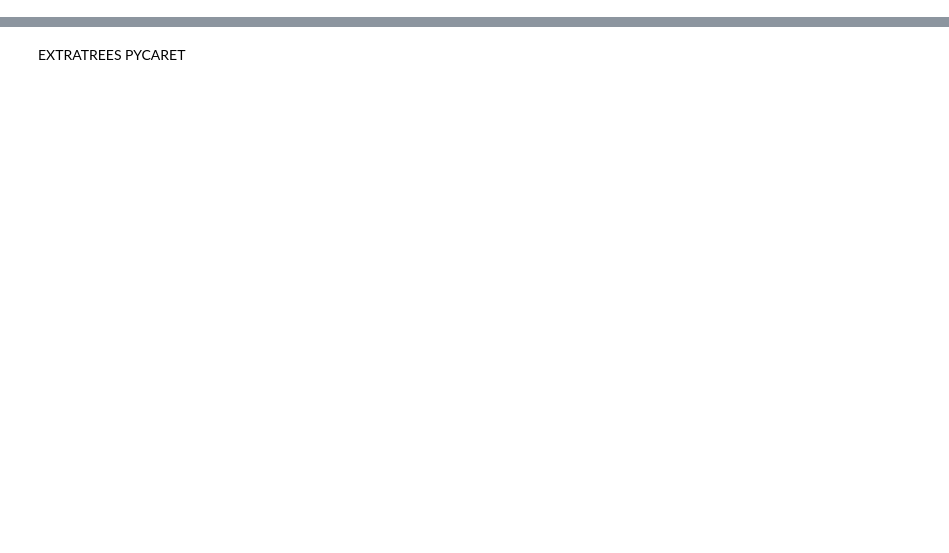
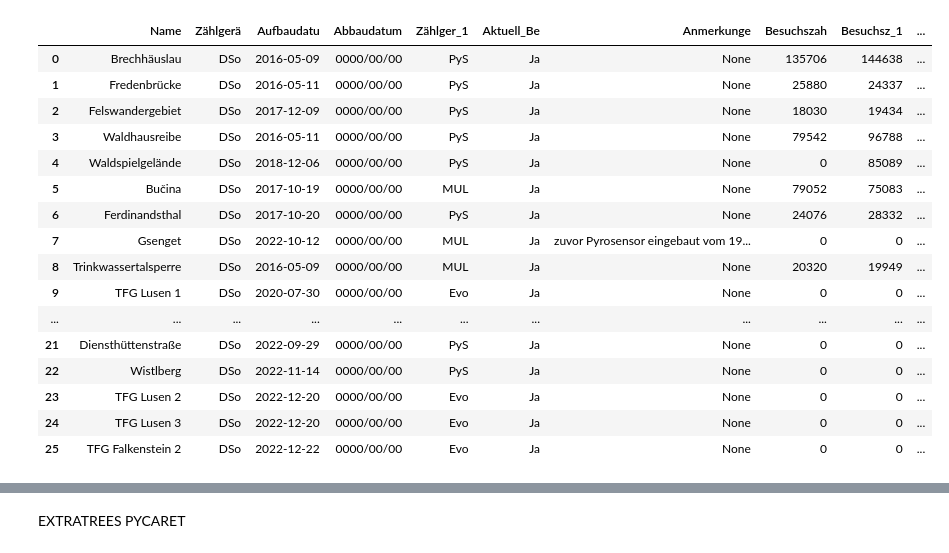
Before and after one commit to m-mango/bavarian-forest-visitor-monitoring-dssgx-24, a Jupyter notebook: long_format_data.ipynb, the cells around one changed output, grey strips where cells are left out. Saved outputs shown, nothing was run; the diff lists cells and outputs as text; code cells hidden in the pictures; blank space fills up the shorter version.

```diff
--- a/long_format_data.ipynb
+++ b/long_format_data.ipynb
@@ -204,0 +219,36 @@ df_long[['sensor', 'region']]
+# %%
+
+import boto3
+import geopandas as gpd
+import os
+from io import BytesIO
+
+# Define your S3 bucket and key
+bucket_name = 'dssgx-munich-2024-bavarian-forest'
+key_prefix = 'raw-data/geodata/visitor_counting_devices_with_regions/'
+
+# Set up the AWS S3 client
+s3 = boto3.client('s3')
+
+# List all files in the S3 folder
+response = s3.list_objects_v2(Bucket=bucket_name, Prefix=key_prefix)
+
+# Create a temporary directory to store the downloaded files
+temp_dir = '/tmp/geodata/'
+os.makedirs(temp_dir, exist_ok=True)
+
+# Download all files needed for the shapefile (.shp, .shx, .dbf, .prj, etc.)
+for file in response.get('Contents', []):
+    file_key = file['Key']
+    file_name = os.path.basename(file_key)
+    s3.download_file(bucket_name, file_key, os.path.join(temp_dir, file_name))
+
+# Find the main .shp file in the directory
+shapefile_path = [os.path.join(temp_dir, f) for f in os.listdir(temp_dir) if f.endswith('.shp')][0]
+
+# Load the shapefile into a GeoPandas DataFrame
+gdf = gpd.read_file(shapefile_path)
+
+# Display the first few rows of the GeoDataFrame
+
+gdf.head()
@@ -204,0 +262,24 @@ df_long[['sensor', 'region']]
+# %%
+
+
+# Reproject the GeoDataFrame to the correct CRS (if not already set)
+gdf_reproj = gdf.to_crs(epsg='4326')
+gdf_reproj
+# %% [output]
+|  | Name | Zählgerä | Aufbaudatu | Abbaudatum | Zählger_1 | Aktuell_Be | Anmerkunge | Besuchszah | Besuchsz_1 | ... |
+| 0 | Brechhäuslau | DSo | 2016-05-09 | 0000/00/00 | PyS | Ja | None | 135706 | 144638 | ... |
+| 1 | Fredenbrücke | DSo | 2016-05-11 | 0000/00/00 | PyS | Ja | None | 25880 | 24337 | ... |
+| 2 | Felswandergebiet | DSo | 2017-12-09 | 0000/00/00 | PyS | Ja | None | 18030 | 19434 | ... |
+| 3 | Waldhausreibe | DSo | 2016-05-11 | 0000/00/00 | PyS | Ja | None | 79542 | 96788 | ... |
+| 4 | Waldspielgelände | DSo | 2018-12-06 | 0000/00/00 | PyS | Ja | None | 0 | 85089 | ... |
+| 5 | Bučina | DSo | 2017-10-19 | 0000/00/00 | MUL | Ja | None | 79052 | 75083 | ... |
+| 6 | Ferdinandsthal | DSo | 2017-10-20 | 0000/00/00 | PyS | Ja | None | 24076 | 28332 | ... |
+| 7 | Gsenget | DSo | 2022-10-12 | 0000/00/00 | MUL | Ja | zuvor Pyrosensor eingebaut vom 19... | 0 | 0 | ... |
+| 8 | Trinkwassertalsperre | DSo | 2016-05-09 | 0000/00/00 | MUL | Ja | None | 20320 | 19949 | ... |
+| 9 | TFG Lusen 1 | DSo | 2020-07-30 | 0000/00/00 | Evo | Ja | None | 0 | 0 | ... |
+| ... | ... | ... | ... | ... | ... | ... | ... | ... | ... | ... |
+| 21 | Diensthüttenstraße | DSo | 2022-09-29 | 0000/00/00 | PyS | Ja | None | 0 | 0 | ... |
+| 22 | Wistlberg | DSo | 2022-11-14 | 0000/00/00 | PyS | Ja | None | 0 | 0 | ... |
+| 23 | TFG Lusen 2 | DSo | 2022-12-20 | 0000/00/00 | Evo | Ja | None | 0 | 0 | ... |
+| 24 | TFG Lusen 3 | DSo | 2022-12-20 | 0000/00/00 | Evo | Ja | None | 0 | 0 | ... |
+| 25 | TFG Falkenstein 2 | DSo | 2022-12-22 | 0000/00/00 | Evo | Ja | None | 0 | 0 | ... |
```
Also changed, not shown: parts of 25 cells of this notebook, 2 other files.
